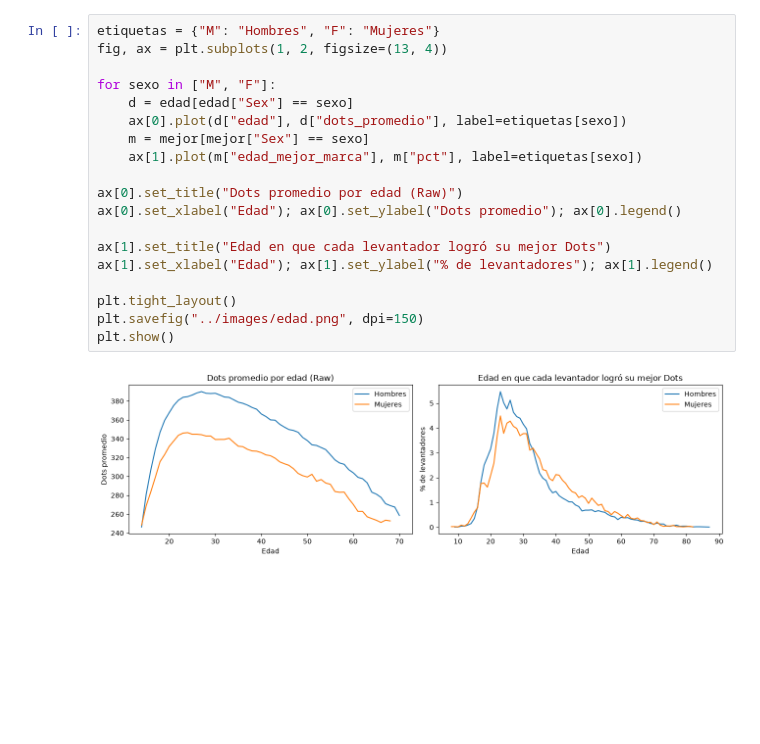
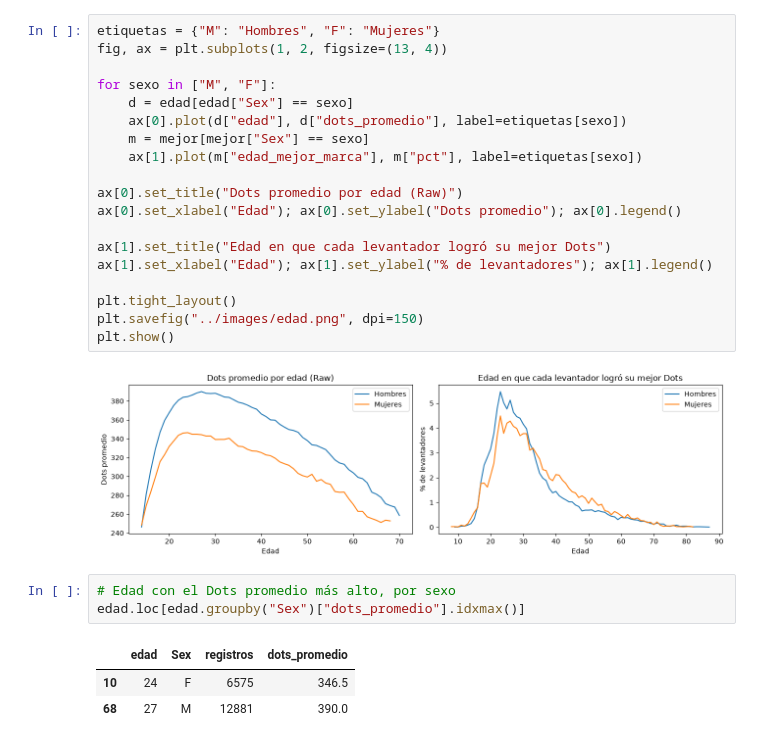
Before and after one commit to xdark-whisper/analisis-powerlifting, a Jupyter notebook: notebooks/03_edad.ipynb, the cells around one changed output. Cells and saved outputs as stored; diff of their text form; blank space fills up the shorter version.

Commit message:
Análisis del pico de edad

```diff
--- a/notebooks/03_edad.ipynb
+++ b/notebooks/03_edad.ipynb
@@ -59,3 +59,10 @@ plt.savefig("../images/edad.png", dpi=150)
 plt.show()
 # %% [output]
 [figure]
+# %%
+# Edad con el Dots promedio más alto, por sexo
+edad.loc[edad.groupby("Sex")["dots_promedio"].idxmax()]
+# %% [output]
+|  | edad | Sex | registros | dots_promedio |
+| 10 | 24 | F | 6575 | 346.5 |
+| 68 | 27 | M | 12881 | 390.0 |
```
Also changed, not shown: parts of 1 cell of this notebook, 1 other file.
